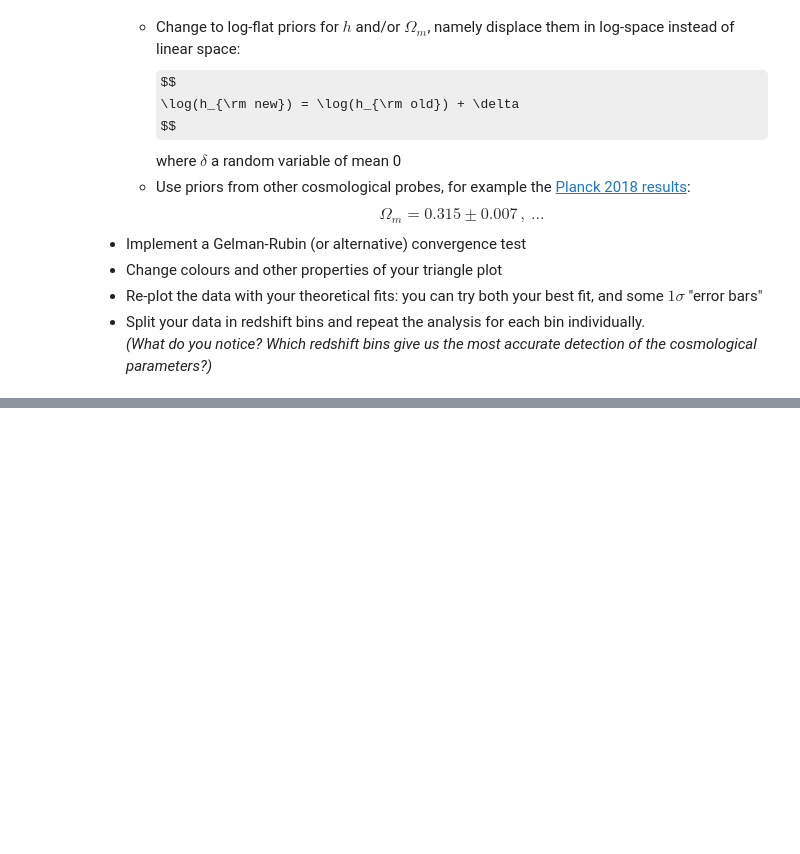
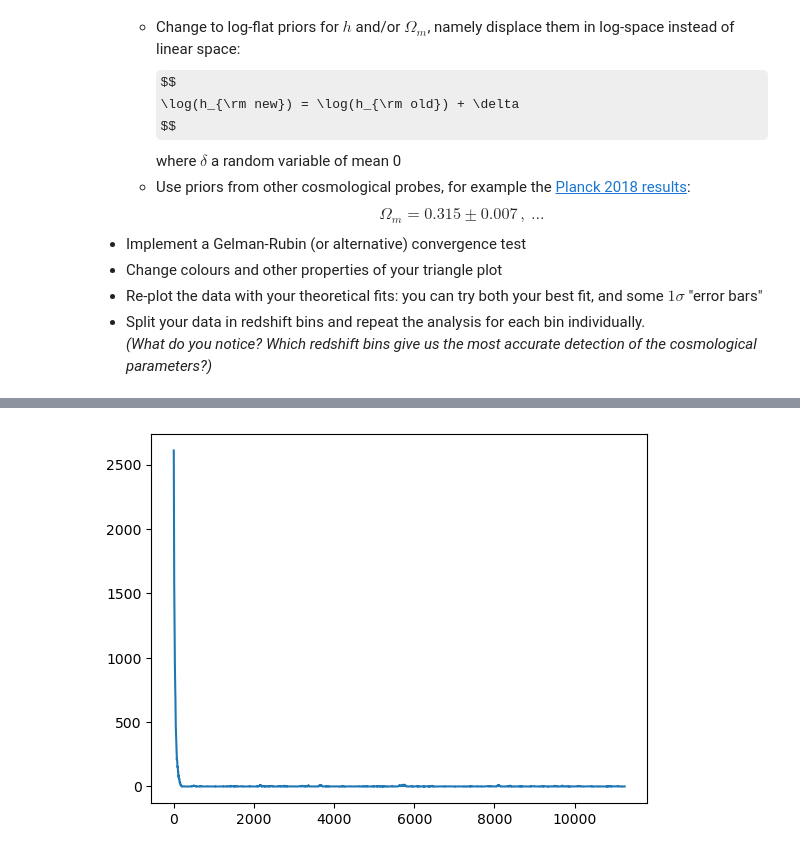
Before and after one commit to tsiligardi/PRA3024-Analysis-of-big-data-in-physics, a Jupyter notebook: PRA3024_2223_COSMOLOGY.ipynb, the cells around one changed output, grey strips where cells are left out. Saved outputs shown, nothing was run; the diff lists cells and outputs as text; code cells hidden in the pictures; some formulas as TeX source; blank space fills up the shorter version.

```diff
--- a/PRA3024_2223_COSMOLOGY.ipynb
+++ b/PRA3024_2223_COSMOLOGY.ipynb
@@ -665,0 +666,6 @@ Removed no burn in
+# %%
+#results for the second chain
+plt.plot(chains[1].chi2_values);
+plt.show();
+# %% [output]
+[figure, added]
```
Also changed, not shown: parts of 10 cells of this notebook.
